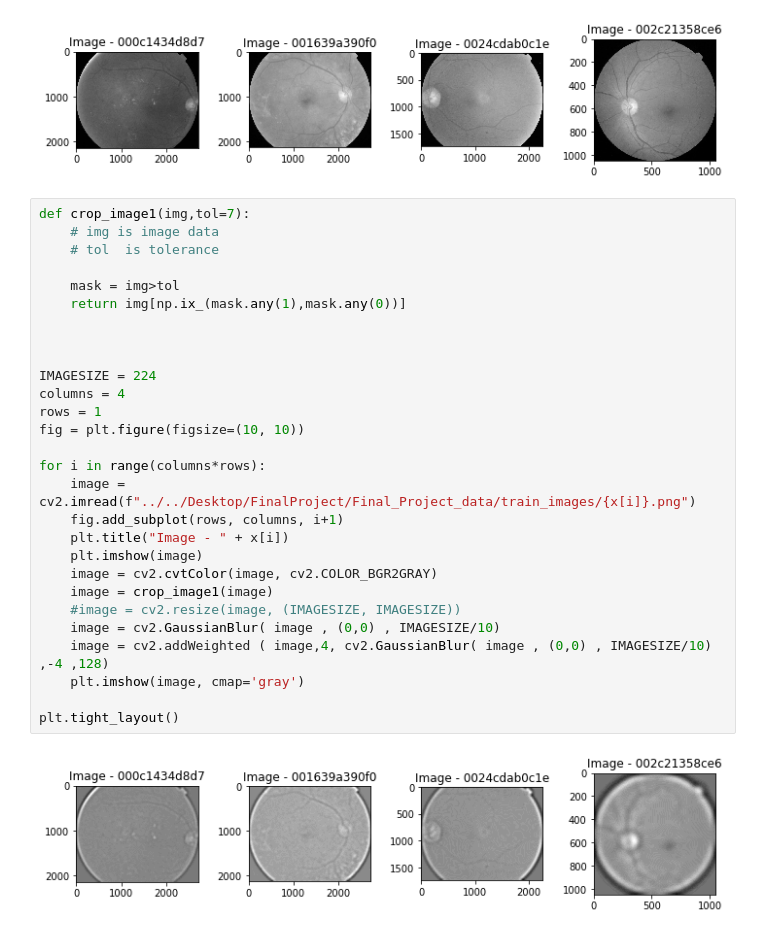
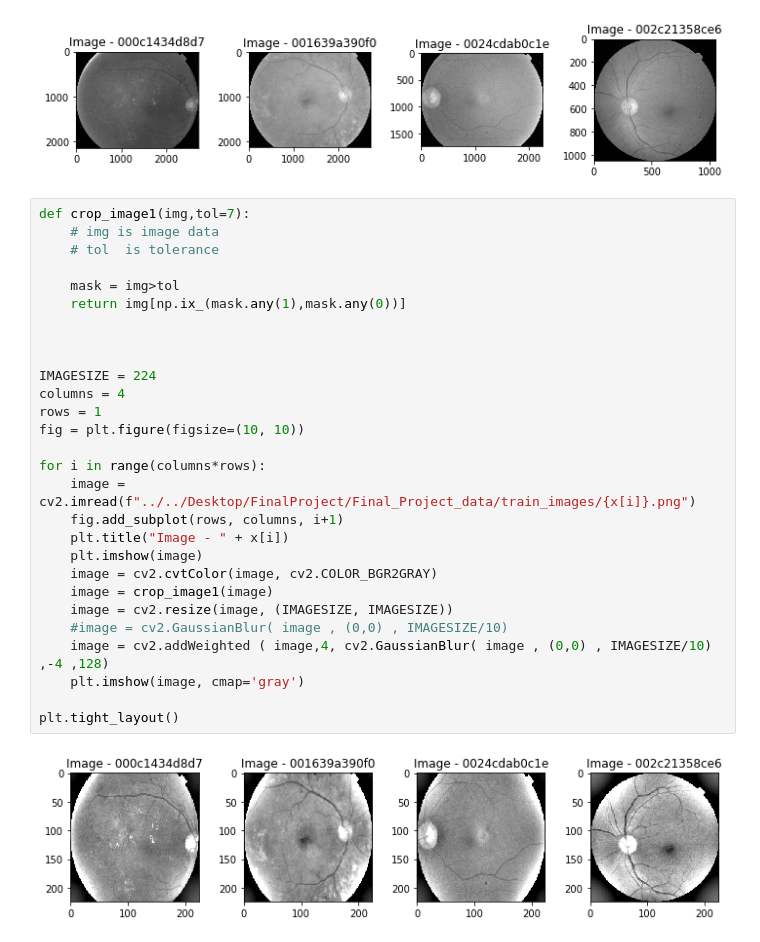
Before and after one commit to velmavasquez/Blindness-Detection-App, a Jupyter notebook: Notebooks/Untitled1.ipynb, the cells around one changed output. Saved outputs shown, nothing was run; the diff lists cells and outputs as text.

```diff
--- a/Notebooks/Untitled1.ipynb
+++ b/Notebooks/Untitled1.ipynb
@@ -67,30 +67,30 @@ plt.tight_layout()
 # %%
 def crop_image1(img,tol=7):
     # img is image data
     # tol  is tolerance
 
     mask = img>tol
     return img[np.ix_(mask.any(1),mask.any(0))]
 
 
 
 IMAGESIZE = 224
 columns = 4
 rows = 1
 fig = plt.figure(figsize=(10, 10))
 
 for i in range(columns*rows):
     image = cv2.imread(f"../../Desktop/FinalProject/Final_Project_data/train_images/{x[i]}.png")
     fig.add_subplot(rows, columns, i+1)
     plt.title("Image - " + x[i])
     plt.imshow(image)
     image = cv2.cvtColor(image, cv2.COLOR_BGR2GRAY)
     image = crop_image1(image)
-    #image = cv2.resize(image, (IMAGESIZE, IMAGESIZE))
-    image = cv2.GaussianBlur( image , (0,0) , IMAGESIZE/10)
+    image = cv2.resize(image, (IMAGESIZE, IMAGESIZE))
+    #image = cv2.GaussianBlur( image , (0,0) , IMAGESIZE/10)
     image = cv2.addWeighted ( image,4, cv2.GaussianBlur( image , (0,0) , IMAGESIZE/10) ,-4 ,128)
     plt.imshow(image, cmap='gray')
 
 plt.tight_layout()
 # %% [output]
-[figure, old version]
+[figure, new version]
```
Also changed, not shown: parts of 1 cell of this notebook, 1 other file.
